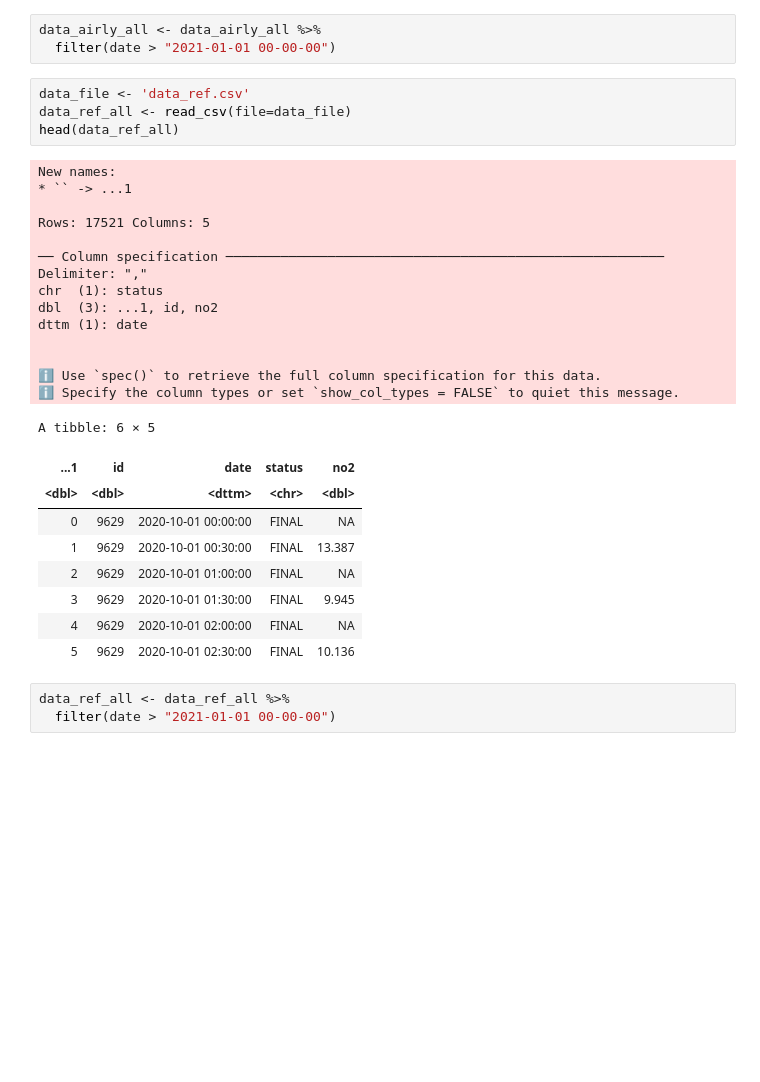
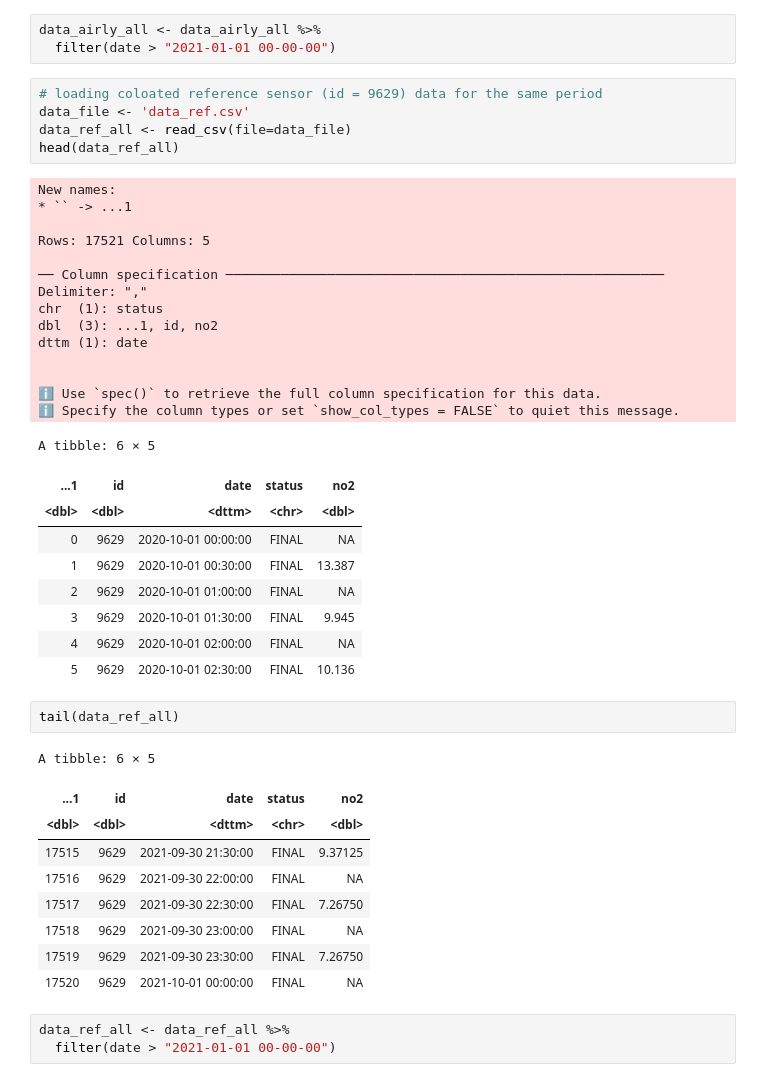
Before and after one commit to edanesh/airly1sagemaker, a Jupyter notebook: V1-Copy2.ipynb, the cells around one changed output. Saved outputs shown, nothing was run; the diff lists cells and outputs as text; blank space fills up the shorter version.

```diff
--- a/V1-Copy2.ipynb
+++ b/V1-Copy2.ipynb
@@ -56,6 +74,7 @@ A tibble: 6 × 7
 data_airly_all <- data_airly_all %>%
   filter(date > "2021-01-01 00-00-00")
 # %%
+# loading coloated reference sensor (id = 9629) data for the same period
 data_file <- 'data_ref.csv'
 data_ref_all <- read_csv(file=data_file)
 head(data_ref_all)
@@ -83,6 +102,18 @@ A tibble: 6 × 5
 | 3 | 9629 | 2020-10-01 01:30:00 | FINAL | 9.945 |
 | 4 | 9629 | 2020-10-01 02:00:00 | FINAL | NA |
 | 5 | 9629 | 2020-10-01 02:30:00 | FINAL | 10.136 |
+# %%
+tail(data_ref_all)
+# %% [output]
+A tibble: 6 × 5
+| ...1 | id | date | status | no2 |
+| <dbl> | <dbl> | <dttm> | <chr> | <dbl> |
+| 17515 | 9629 | 2021-09-30 21:30:00 | FINAL | 9.37125 |
+| 17516 | 9629 | 2021-09-30 22:00:00 | FINAL | NA |
+| 17517 | 9629 | 2021-09-30 22:30:00 | FINAL | 7.26750 |
+| 17518 | 9629 | 2021-09-30 23:00:00 | FINAL | NA |
+| 17519 | 9629 | 2021-09-30 23:30:00 | FINAL | 7.26750 |
+| 17520 | 9629 | 2021-10-01 00:00:00 | FINAL | NA |
 # %%
 data_ref_all <- data_ref_all %>%
   filter(date > "2021-01-01 00-00-00")
```
Also changed, not shown: parts of 35 cells of this notebook.
